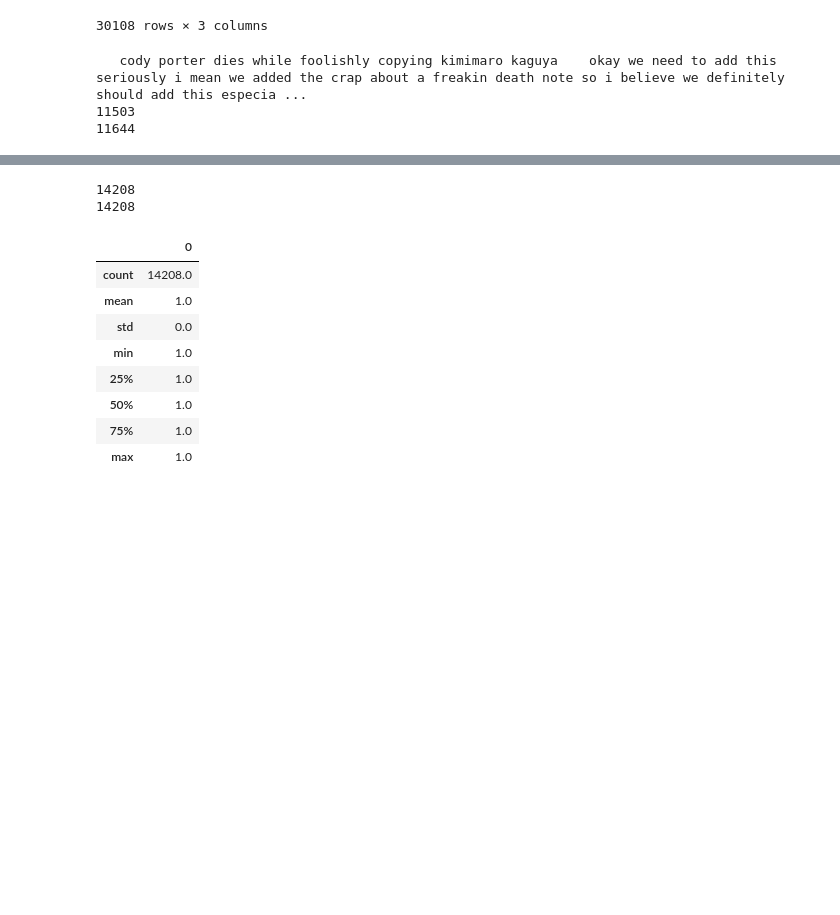
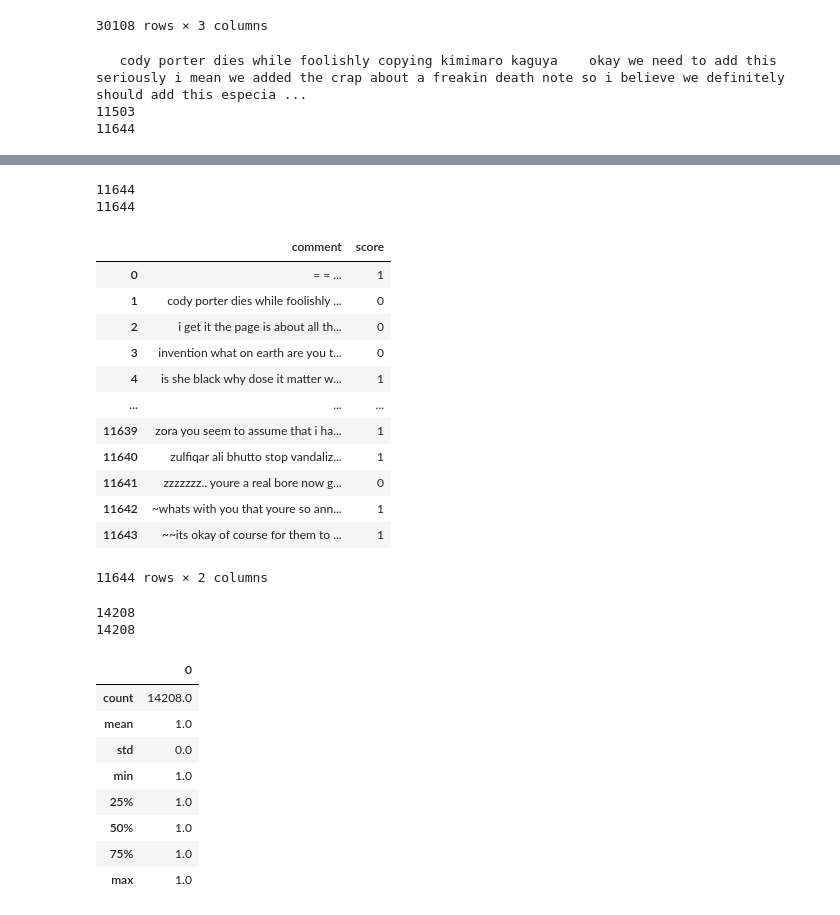
Before and after one commit to HahehaLing/Kaggle_ToxicityRater, a Jupyter notebook: bow.ipynb, the cells around one changed output, grey strips where cells are left out. Saved outputs shown, nothing was run; the diff lists cells and outputs as text; code cells hidden in the pictures; blank space fills up the shorter version.

```diff
--- a/bow.ipynb
+++ b/bow.ipynb
@@ -157,3 +147,27 @@ print(len(score))
+# %%
+print(len(comment))
+print(len(score))
+# %% [output]
+11644
+11644
+# %%
+trans = pd.DataFrame(comment, columns = ['comment'])
+trans['score'] = pd.DataFrame(score, columns = ['score'])
+trans
+# %% [output]
+|  | comment | score |
+| 0 | = = ... | 1 |
+| 1 | cody porter dies while foolishly ... | 0 |
+| 2 | i get it the page is about all th... | 0 |
+| 3 | invention what on earth are you t... | 0 |
+| 4 | is she black why dose it matter w... | 1 |
+| ... | ... | ... |
+| 11639 | zora you seem to assume that i ha... | 1 |
+| 11640 | zulfiqar ali bhutto stop vandaliz... | 1 |
+| 11641 | zzzzzzz.. youre a real bore now g... | 0 |
+| 11642 | ~whats with you that youre so ann... | 1 |
+| 11643 | ~~its okay of course for them to ... | 1 |
+11644 rows × 2 columns
 # %%
 # these comments are all categorized as less toxic
 for j in range(n_less):
```
Also changed, not shown: parts of 22 cells of this notebook, 1 other file.
